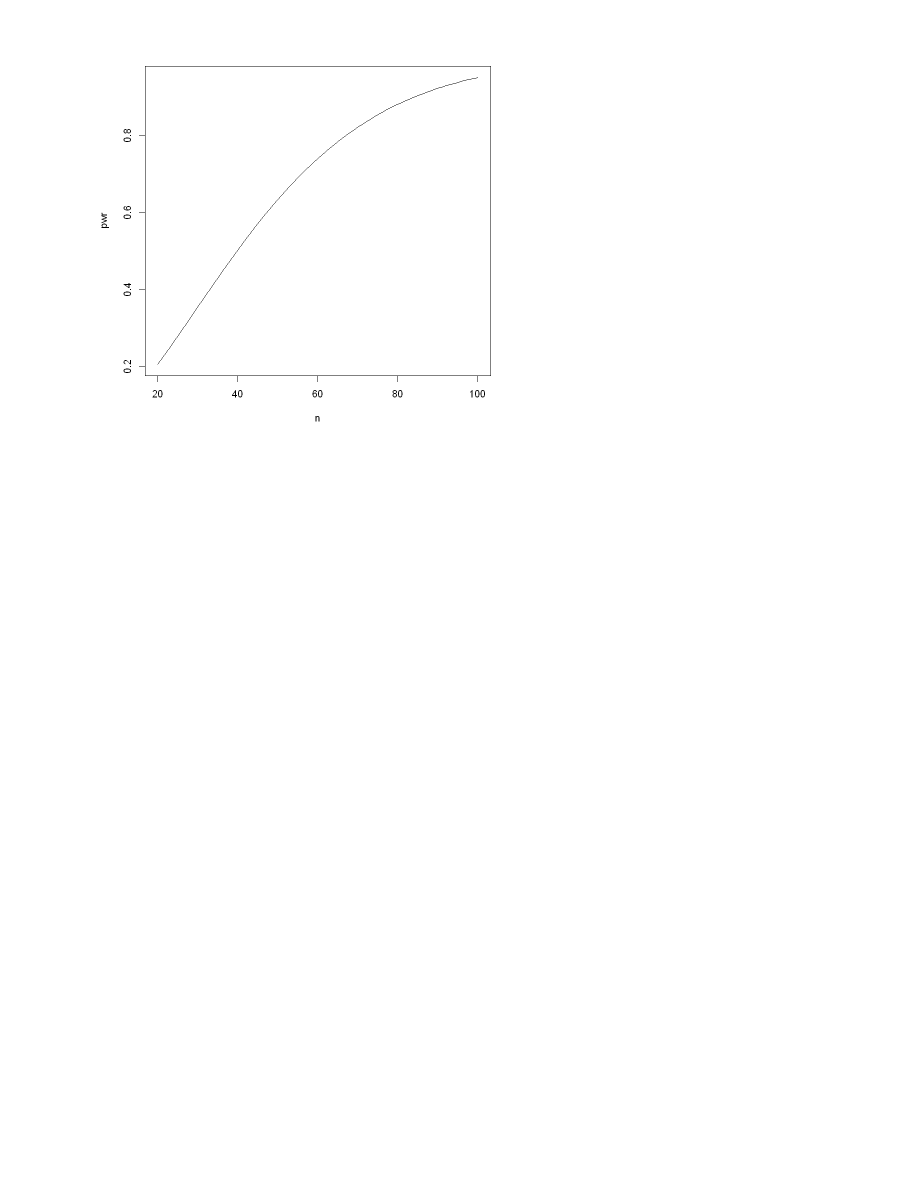
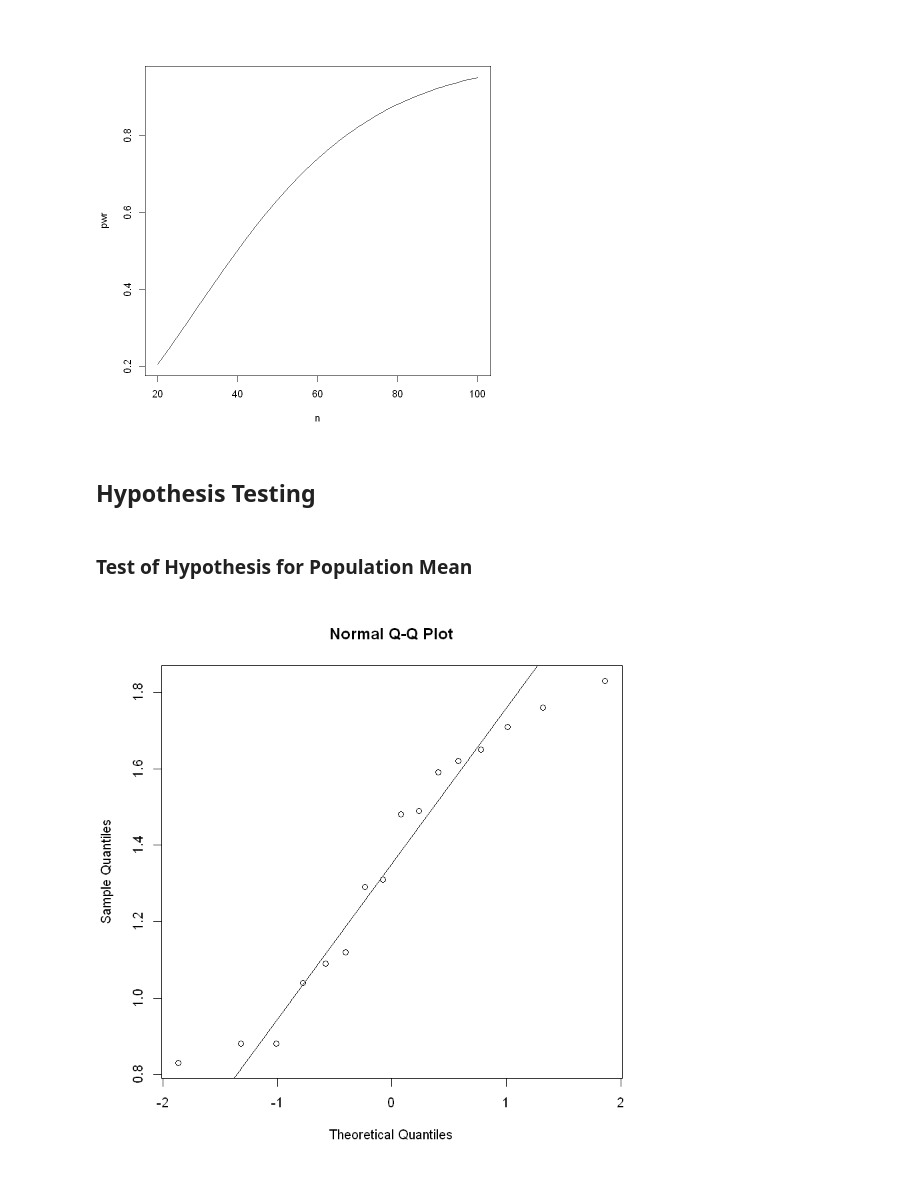
Before and after one commit to TrevorBushnell/STEM-Notes, a Jupyter notebook: MATH422 Mathematical Statistics/MATH422_R.ipynb, the cells around one changed output. Saved outputs shown, nothing was run; the diff lists cells and outputs as text; code cells hidden in the pictures; blank space fills up the shorter version.

```diff
--- a/MATH422 Mathematical Statistics/MATH422_R.ipynb
+++ b/MATH422 Mathematical Statistics/MATH422_R.ipynb
@@ -270,3 +270,15 @@ pwr=pchisq(4*crit/sig^2,n)
 plot(n, pwr, type='l')
 # %% [output]
 [figure]
+# %% [markdown]
+## Hypothesis Testing
+# %% [markdown]
+### Test of Hypothesis for Population Mean
+# %%
+data = c(1.29, 1.12, 0.88, 1.65, 1.48, 1.59, 1.04, 0.83, 1.76, 1.31, 0.88, 1.71, 1.83, 1.09, 1.62, 1.49)
+
+# Check normality with qqplot
+qqnorm(data)
+qqline(data)
+# %% [output]
+[figure, added]
```
Also changed, not shown: parts of 22 cells of this notebook, 3 other files.
